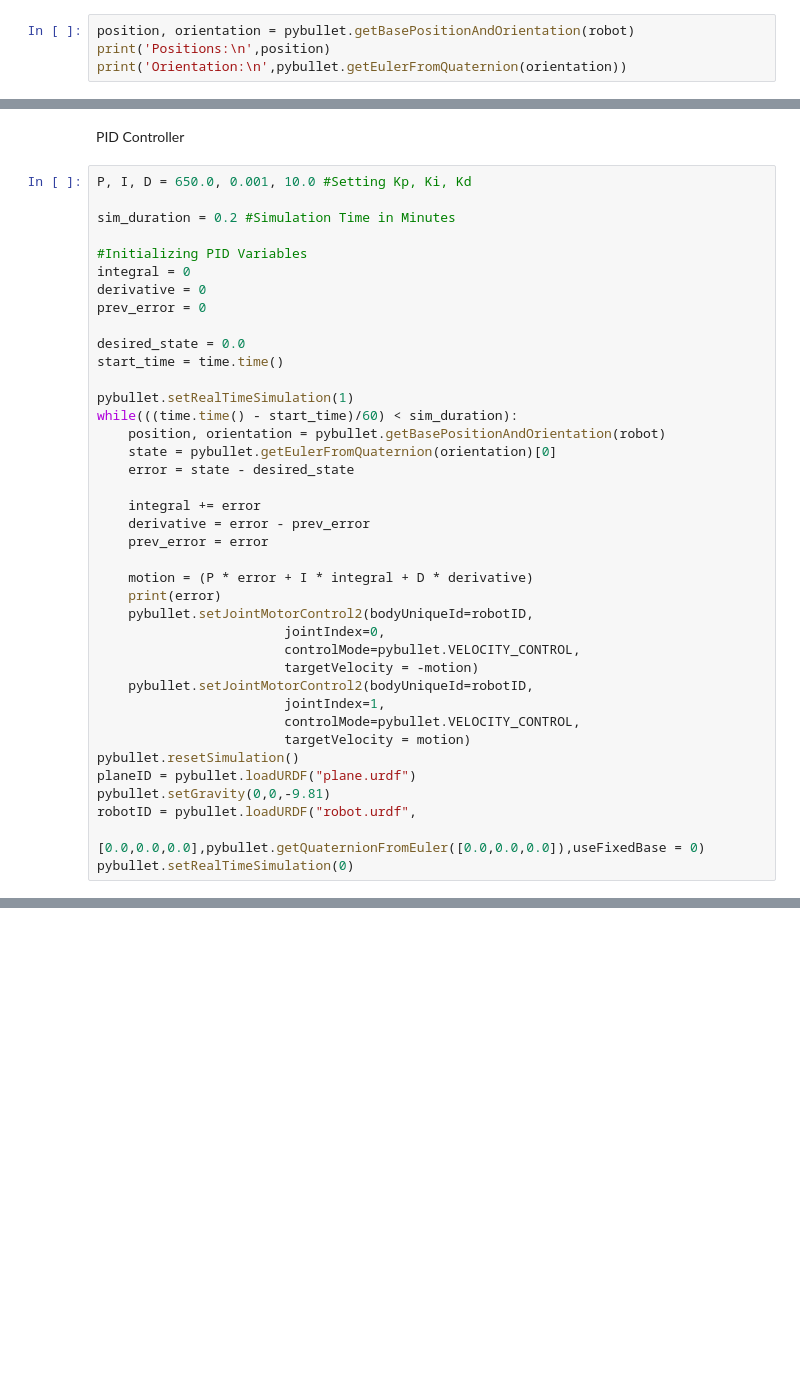
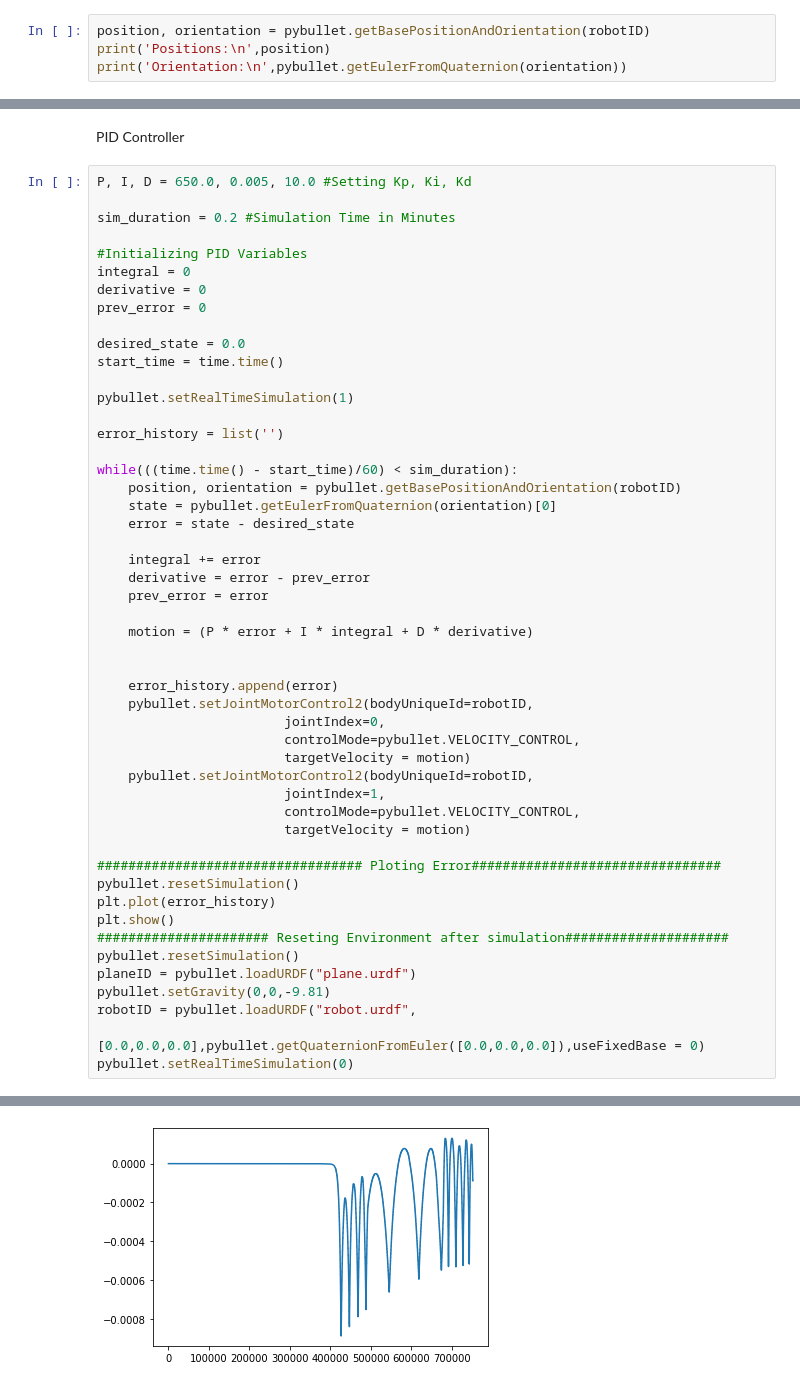
Before and after one commit to Kassra-sinaei/PyBullet_Guide, a Jupyter notebook: SelfBalancing.ipynb, the cells around one changed output, grey strips where cells are left out. Drawn from its saved outputs; the diff is of its cells as text; blank space fills up the shorter version.

```diff
--- a/SelfBalancing.ipynb
+++ b/SelfBalancing.ipynb
@@ -49,4 +55,4 @@ pybullet.setJointMotorControl2(bodyUniqueId=robotID,
 # %%
-position, orientation = pybullet.getBasePositionAndOrientation(robot)
+position, orientation = pybullet.getBasePositionAndOrientation(robotID)
 print('Positions:\n',position)
 print('Orientation:\n',pybullet.getEulerFromQuaternion(orientation))
@@ -58,7 +59,7 @@ Orientation:
 # %% [markdown]
 PID Controller
 # %%
-P, I, D = 650.0, 0.001, 10.0 #Setting Kp, Ki, Kd
+P, I, D = 650.0, 0.005, 10.0 #Setting Kp, Ki, Kd
 
 sim_duration = 0.2 #Simulation Time in Minutes
 
@@ -71,8 +72,11 @@ desired_state = 0.0
 start_time = time.time()
 
 pybullet.setRealTimeSimulation(1)
+
+error_history = list('')
+
 while(((time.time() - start_time)/60) < sim_duration):
-    position, orientation = pybullet.getBasePositionAndOrientation(robot)
+    position, orientation = pybullet.getBasePositionAndOrientation(robotID)
     state = pybullet.getEulerFromQuaternion(orientation)[0]
     error = state - desired_state
 
@@ -81,15 +85,23 @@ while(((time.time() - start_time)/60) < sim_duration):
     prev_error = error
 
     motion = (P * error + I * integral + D * derivative)
-    print(error)
+
+
+    error_history.append(error)
     pybullet.setJointMotorControl2(bodyUniqueId=robotID,
                         jointIndex=0,
                         controlMode=pybullet.VELOCITY_CONTROL,
-                        targetVelocity = -motion)
+                        targetVelocity = motion)
     pybullet.setJointMotorControl2(bodyUniqueId=robotID,
                         jointIndex=1,
                         controlMode=pybullet.VELOCITY_CONTROL,
                         targetVelocity = motion)
+
+################################## Ploting Error################################
+pybullet.resetSimulation()
+plt.plot(error_history)
+plt.show()
+###################### Reseting Environment after simulation#####################
 pybullet.resetSimulation()
 planeID = pybullet.loadURDF("plane.urdf")
 pybullet.setGravity(0,0,-9.81)
@@ -116,0 +112 @@ pybullet.setRealTimeSimulation(0)
+[figure, added]
```
Also changed, not shown: parts of 12 cells of this notebook, 1 other file.
